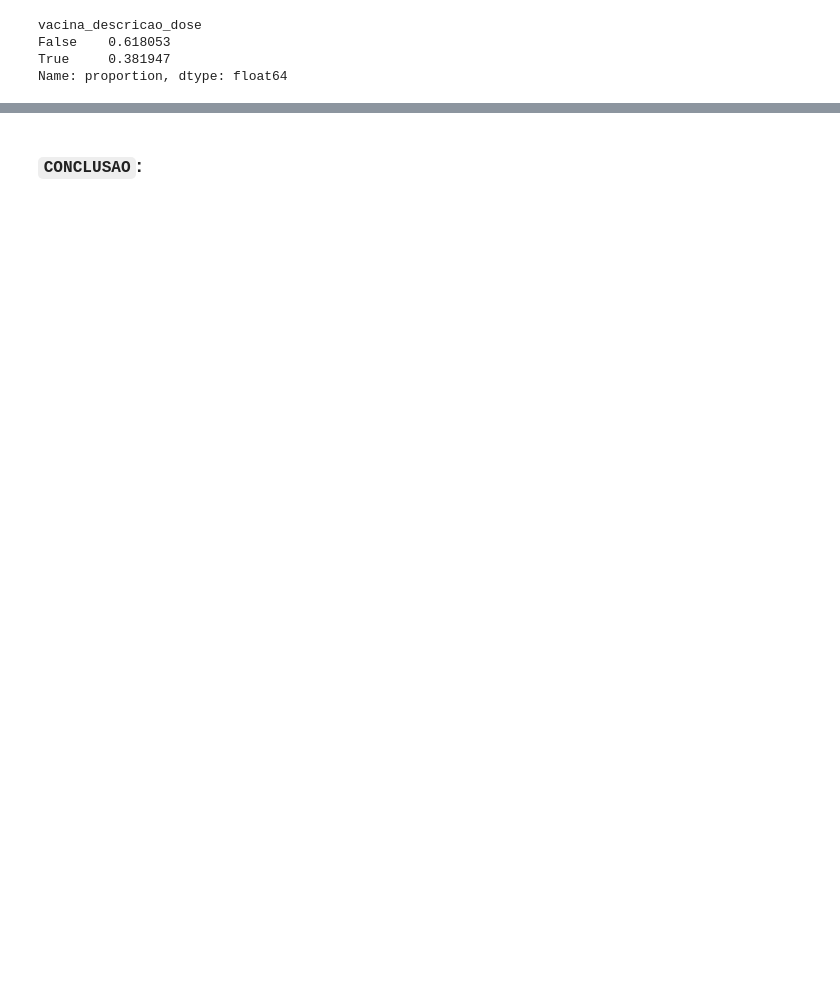
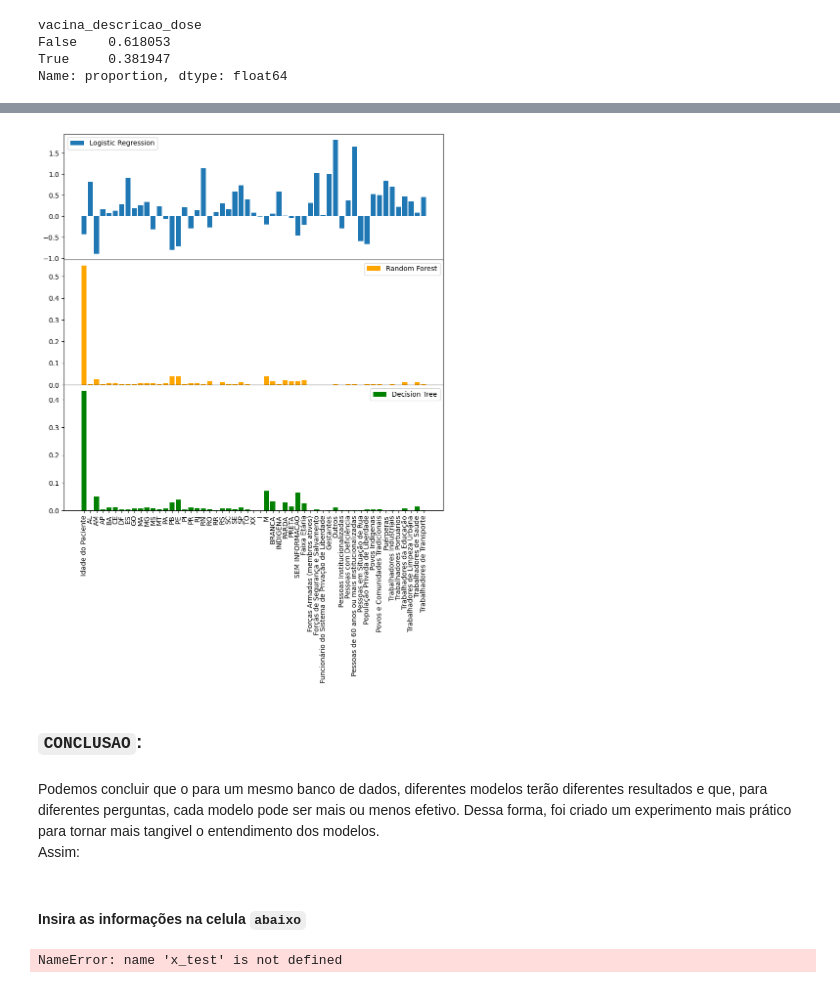
Before and after one commit to laracmv/projeto3_cdados, a Jupyter notebook: compilando_projetos.ipynb, the cells around one changed output, grey strips where cells are left out. Drawn from its saved outputs; the diff is of its cells as text; code cells hidden in the pictures; blank space fills up the shorter version.

```diff
--- a/compilando_projetos.ipynb
+++ b/compilando_projetos.ipynb
@@ -494,2 +611,36 @@ NameError: name 'y_teste' is not defined
+# %%
+plt.figure(figsize=(10,10))
+importance = pd.DataFrame({
+    "Logistic Regression" : modelL.coef_[0],
+    "Random Forest" : modelRF.feature_importances_,
+    "Decision Tree" : modelDT.feature_importances_
+},index = x_test.columns)
+
+plt.subplots_adjust(hspace=.0)
+
+plt.subplot(311)
+plt.bar(x_test.columns,modelL.coef_[0], label="Logistic Regression")
+plt.legend()
+plt.xticks([])
+
+plt.subplot(312)
+plt.bar(x_test.columns,modelRF.feature_importances_, label="Random Forest", color='orange')
+plt.legend()
+plt.xticks([])
+
+plt.subplot(313)
+plt.bar(x_test.columns,modelDT.feature_importances_, label="Decision Tree",color='green')
+plt.legend()
+plt.xticks(rotation=90)
+
+
+plt.show()
+# %% [output]
+[figure, added]
 # %% [markdown]
 ### `CONCLUSAO`:
+# %% [markdown]
+Podemos concluir que o para um mesmo banco de dados, diferentes modelos terão diferentes resultados e que, para diferentes perguntas, cada modelo pode ser mais ou menos efetivo. Dessa forma, foi criado um experimento mais prático para tornar mais tangivel o entendimento dos modelos.
+Assim:
+# %% [markdown]
+#### Insira as informações na celula `abaixo`
@@ -495,0 +649,4 @@ NameError: name 'y_teste' is not defined
+# %%
+x_test.columns
+# %% [output]
+NameError: name 'x_test' is not defined
```
Also changed, not shown: parts of 69 cells of this notebook.
